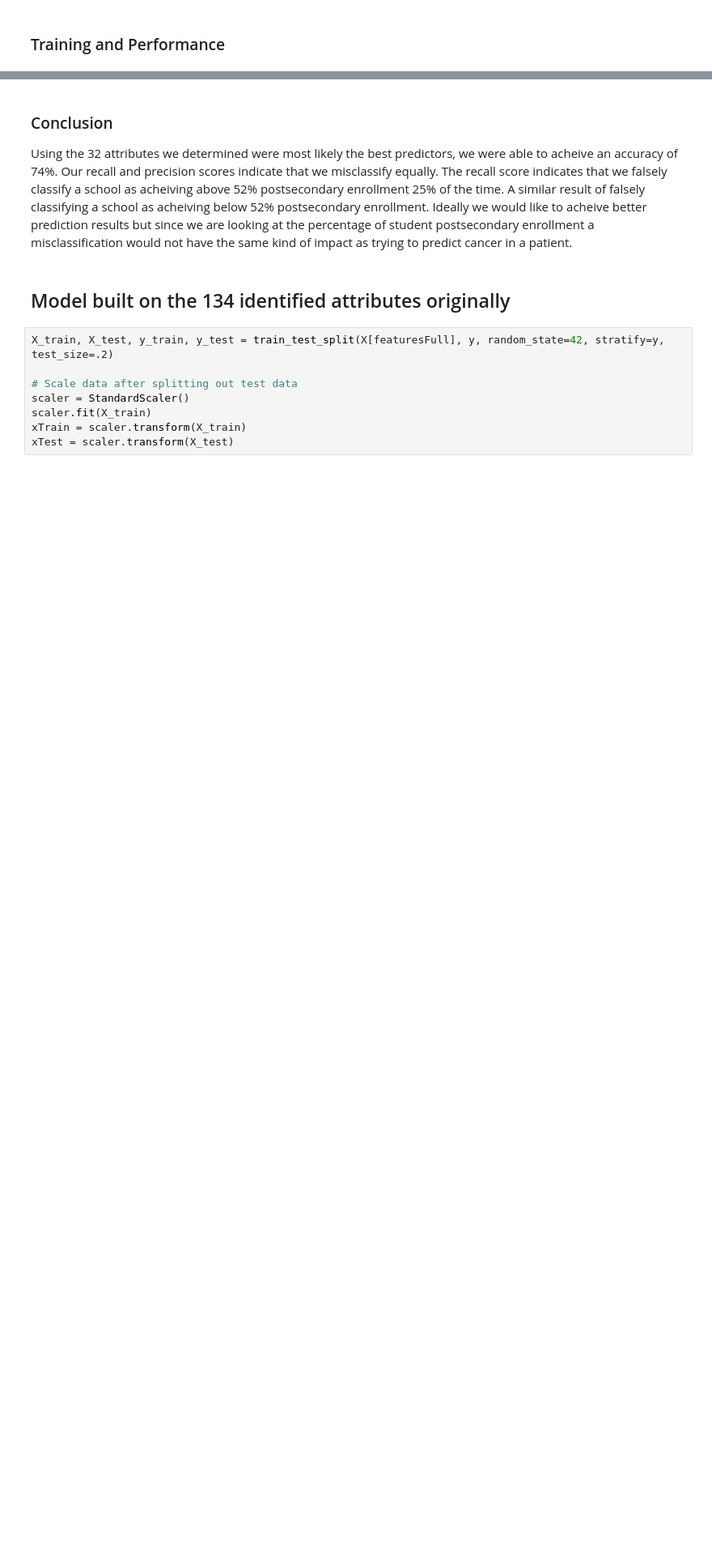
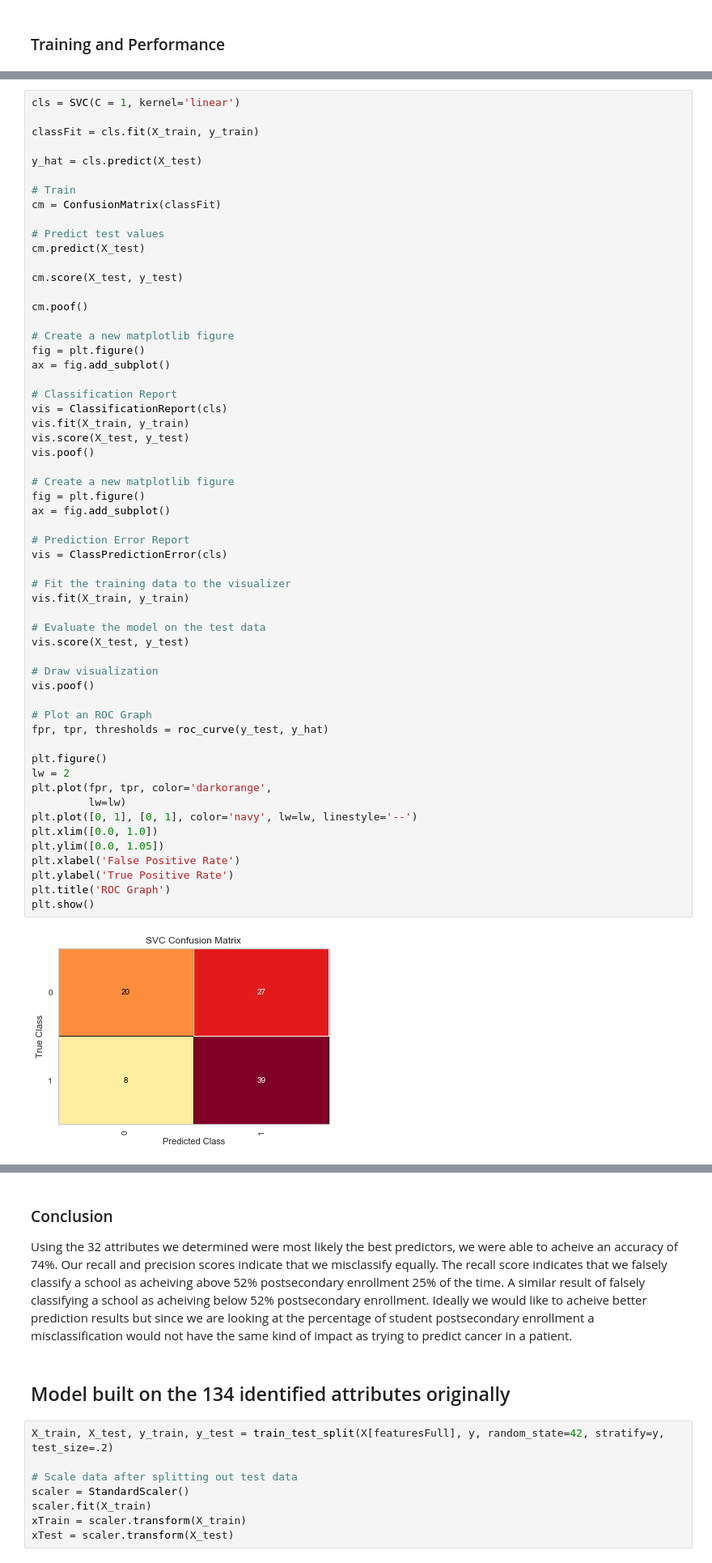
Before and after one commit to crkim13/7331DataMining, a Jupyter notebook: SVM.ipynb, the cells around one changed output, grey strips where cells are left out. Shown at 81% size. Cells and saved outputs as stored; diff of their text form; blank space fills up the shorter version.

```diff
--- a/SVM.ipynb
+++ b/SVM.ipynb
@@ -322,0 +330,59 @@ Training started at: 22:47:04.030312
+# %%
+cls = SVC(C = 1, kernel='linear')
+
+classFit = cls.fit(X_train, y_train)
+
+y_hat = cls.predict(X_test)
+
+# Train
+cm = ConfusionMatrix(classFit)
+
+# Predict test values
+cm.predict(X_test)
+
+cm.score(X_test, y_test)
+
+cm.poof()
+
+# Create a new matplotlib figure
+fig = plt.figure()
+ax = fig.add_subplot()
+
+# Classification Report
+vis = ClassificationReport(cls)
+vis.fit(X_train, y_train)
+vis.score(X_test, y_test)
+vis.poof()
+
+# Create a new matplotlib figure
+fig = plt.figure()
+ax = fig.add_subplot()
+
+# Prediction Error Report
+vis = ClassPredictionError(cls)
+
+# Fit the training data to the visualizer
+vis.fit(X_train, y_train)
+
+# Evaluate the model on the test data
+vis.score(X_test, y_test)
+
+# Draw visualization
+vis.poof()
+
+# Plot an ROC Graph
+fpr, tpr, thresholds = roc_curve(y_test, y_hat)
+
+plt.figure()
+lw = 2
+plt.plot(fpr, tpr, color='darkorange',
+         lw=lw)
+plt.plot([0, 1], [0, 1], color='navy', lw=lw, linestyle='--')
+plt.xlim([0.0, 1.0])
+plt.ylim([0.0, 1.05])
+plt.xlabel('False Positive Rate')
+plt.ylabel('True Positive Rate')
+plt.title('ROC Graph')
+plt.show()
+# %% [output]
+[figure, added]
```
Also changed, not shown: parts of 14 cells of this notebook, 1 other file.
